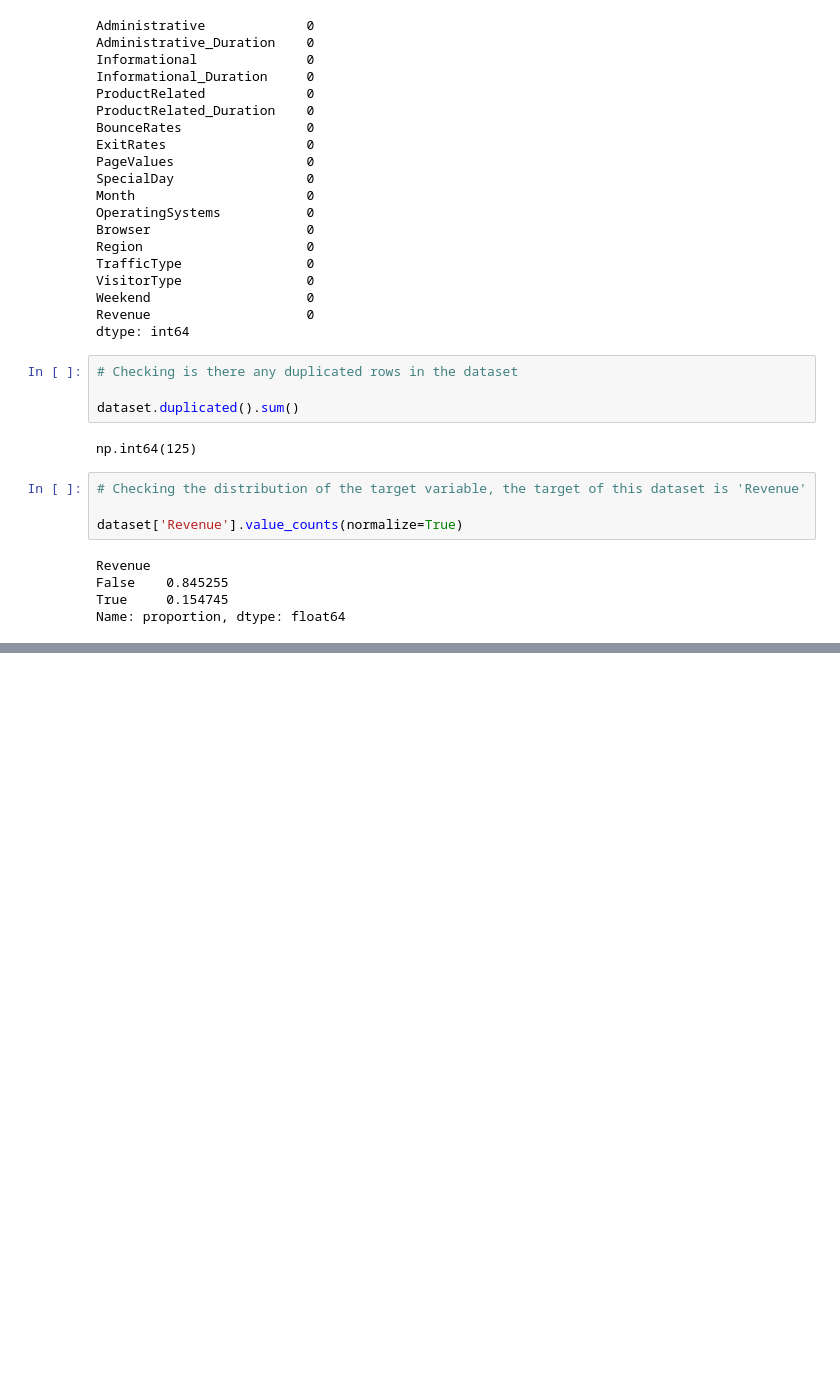
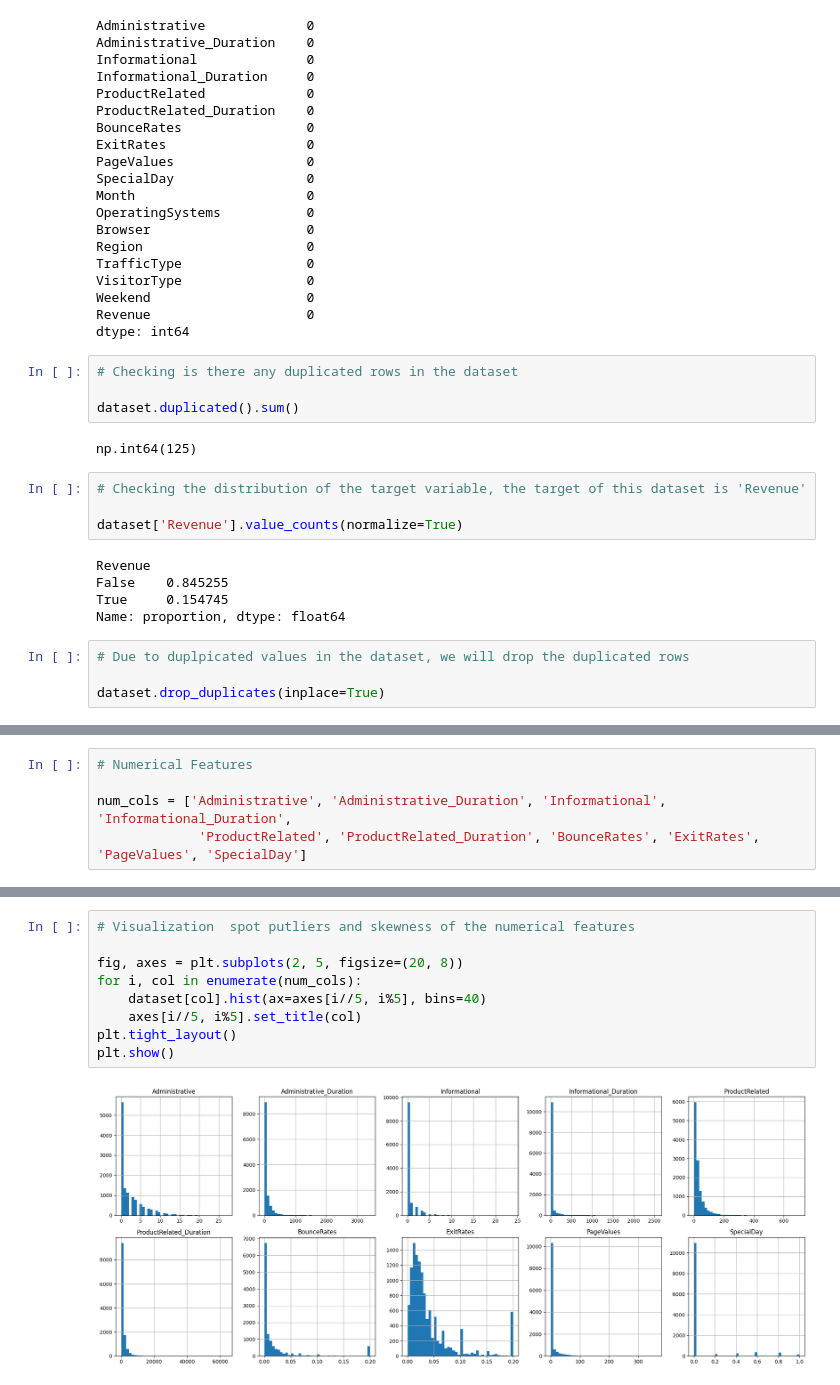
Before and after one commit to Ws995566/Prediction-Model-for-Analyzing-Users-Behaviour, a Jupyter notebook: Preprocessing.ipynb, the cells around one changed output, grey strips where cells are left out. Drawn from its saved outputs; the diff is of its cells as text; blank space fills up the shorter version.

```diff
--- a/Preprocessing.ipynb
+++ b/Preprocessing.ipynb
@@ -80,3 +88,7 @@ Revenue
 False    0.845255
 True     0.154745
 Name: proportion, dtype: float64
+# %%
+# Due to duplpicated values in the dataset, we will drop the duplicated rows
+
+dataset.drop_duplicates(inplace=True)
@@ -82,0 +105,5 @@ Name: proportion, dtype: float64
+# %%
+# Numerical Features
+
+num_cols = ['Administrative', 'Administrative_Duration', 'Informational', 'Informational_Duration',
+             'ProductRelated', 'ProductRelated_Duration', 'BounceRates', 'ExitRates', 'PageValues', 'SpecialDay']
@@ -82,0 +126,11 @@ Name: proportion, dtype: float64
+# %%
+# Visualization  spot putliers and skewness of the numerical features
+
+fig, axes = plt.subplots(2, 5, figsize=(20, 8))
+for i, col in enumerate(num_cols):
+    dataset[col].hist(ax=axes[i//5, i%5], bins=40)
+    axes[i//5, i%5].set_title(col)
+plt.tight_layout()
+plt.show()
+# %% [output]
+[figure, added]
```
Also changed, not shown: parts of 9 cells of this notebook.
